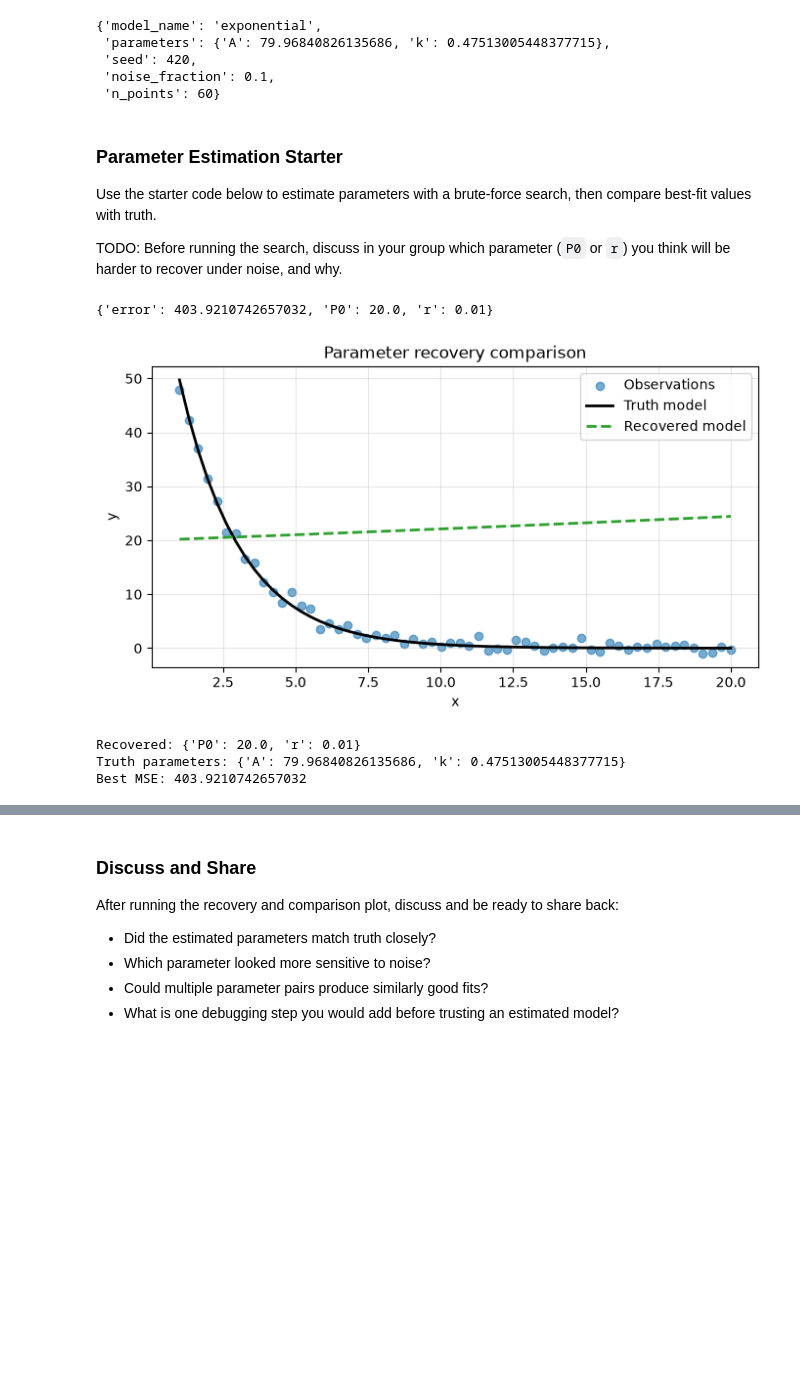
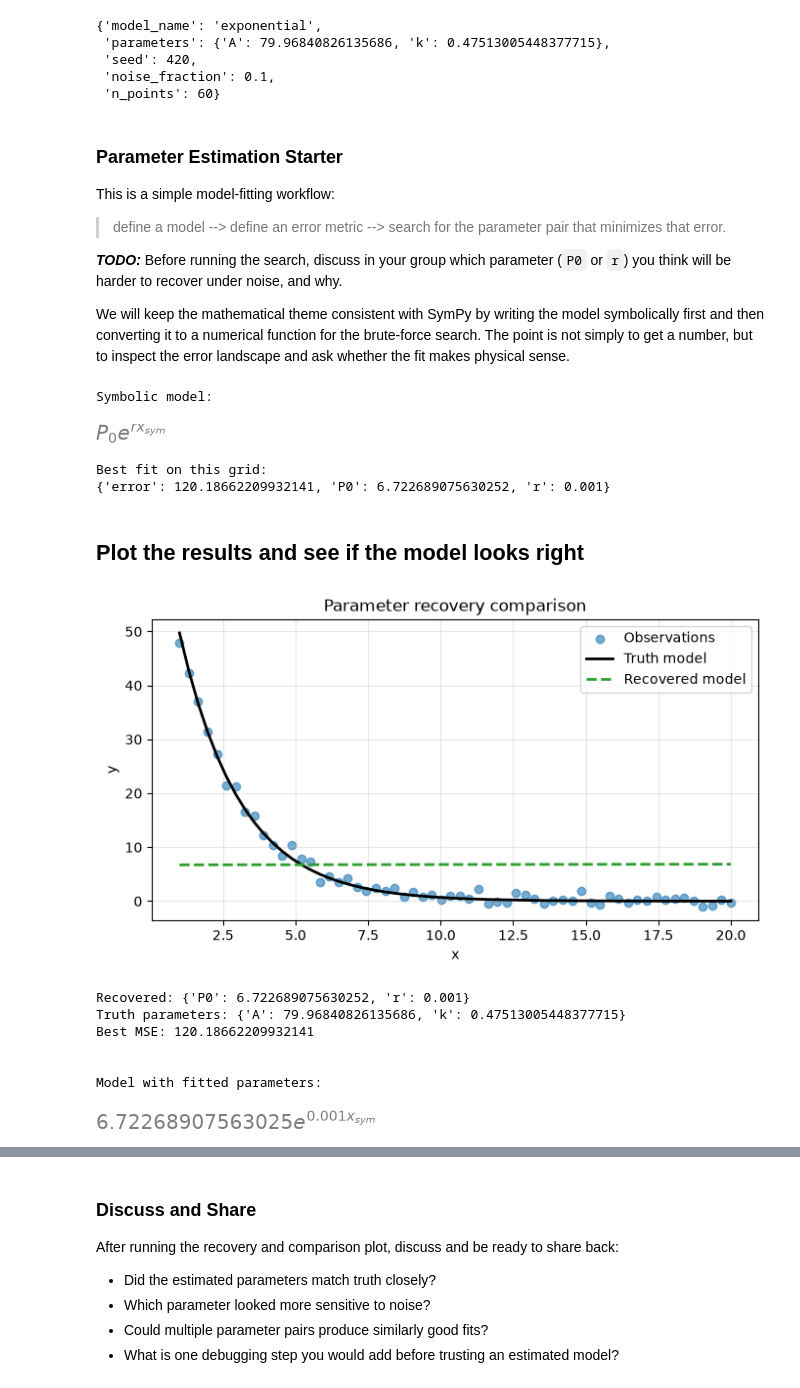
Before and after one commit to falkow12/802analytical-modeling, a Jupyter notebook: Assignment_Instructions_Part_3.ipynb, the cells around one changed output, grey strips where cells are left out. Drawn from its saved outputs; the diff is of its cells as text; code cells hidden in the pictures; blank space fills up the shorter version.

Commit message:
Final first draft

```diff
--- a/Assignment_Instructions_Part_3.ipynb
+++ b/Assignment_Instructions_Part_3.ipynb
@@ -29,7 +24,7 @@ We will do this in four small steps:
 4. Use the plot and error value to reason about trust in the estimated model.
 # %%
 # Generate one synthetic dataset
-data, truth = generate_dataset(
+data, truth = gd.generate_dataset(
     model_name="exponential",
     seed=420,
     n_points=60,
@@ -53,54 +50,85 @@ truth
 # %% [markdown]
 ### Parameter Estimation Starter
 
-Use the starter code below to estimate parameters with a brute-force search, then compare best-fit values with truth.
+This is a simple model-fitting workflow:
 
-TODO: Before running the search, discuss in your group which parameter (`P0` or `r`) you think will be harder to recover under noise, and why.
+> define a model --> define an error metric --> search for the parameter pair that minimizes that error.
+
+***TODO:*** Before running the search, discuss in your group which parameter (`P0` or `r`) you think will be harder to recover under noise, and why.
+
+We will keep the mathematical theme consistent with SymPy by writing the model symbolically first and then converting it to a numerical function for the brute-force search. The point is not simply to get a number, but to inspect the error landscape and ask whether the fit makes physical sense.
 # %%
-# Brute-force parameter search (exponential model)
+# 1. Observed data from the synthetic dataset
 x_obs = data["x"].to_numpy()
 y_obs = data["y"].to_numpy()
 
-def exp_model(x: np.ndarray, p0: float, r_value: float) -> np.ndarray:
-    return p0 * np.exp(r_value * x)
+# 2. Symbolic model keeps the mathematics readable and in the SymPy theme
+P0, r, x_sym = sp.symbols("P0 r x_sym", positive=True)
+exp_symbolic = P0 * sp.exp(r * x_sym)
+print("Symbolic model:")
+display(exp_symbolic)
 
+# Convert the symbolic expression to a numerical function for the grid search
+exp_model = sp.lambdify((x_sym, P0, r), exp_symbolic, "numpy")
+
+# 3. Define the cost function to compare model output to data
+#    We use mean squared error (MSE), which is a standard choice for noisy observations.
 def mse(y_true: np.ndarray, y_pred: np.ndarray) -> float:
     return float(np.mean((y_true - y_pred) ** 2))
 
-p0_grid = np.linspace(20, 200, 120)
-r_grid = np.linspace(0.01, 0.30, 120)
+# 4. Search a finite grid of candidate parameters
+p0_grid = np.linspace(0, 200, 120)
+r_grid = np.linspace(0.001, 0.5, 120)
 
 best = {"error": np.inf, "P0": None, "r": None}
 for p0_val in p0_grid:
     for r_val in r_grid:
-        err = mse(y_obs, exp_model(x_obs, p0_val, r_val))
+        y_pred = exp_model(x_obs, p0_val, r_val)
+        err = mse(y_obs, y_pred)
         if err < best["error"]:
             best = {"error": err, "P0": float(p0_val), "r": float(r_val)}
 
-best
+print("Best fit on this grid:")
+print(best)
 # %% [output]
-{'error': 403.9210742657032, 'P0': 20.0, 'r': 0.01}
+Symbolic model:
+[figure, added]
+Best fit on this grid:
+{'error': 120.18662209932141, 'P0': 6.722689075630252, 'r': 0.001}
+# %% [markdown]
+## Plot the results and see if the model looks right
 # %%
 # Compare observations, best-fit model, and truth
 best_curve = exp_model(x_obs, best["P0"], best["r"])
-truth_curve = evaluate_truth(x_obs, truth)
+truth_curve = gd.evaluate_truth(x_obs, truth)
 
 plt.figure(figsize=(8, 4))
 plt.scatter(x_obs, y_obs, alpha=0.6, label="Observations")
 plt.plot(x_obs, truth_curve, color="black", lw=2, label="Truth model")
 plt.plot(x_obs, best_curve, color="tab:green", lw=2, ls="--", label="Recovered model")
 plt.xlabel("x")
 plt.ylabel("y")
 plt.title("Parameter recovery comparison")
 plt.legend()
 plt.grid(alpha=0.3)
 plt.show()
 
 print("Recovered:", {k: v for k, v in best.items() if k != "error"})
 print("Truth parameters:", truth["parameters"])
 print("Best MSE:", best["error"])
+
+print("\n\nModel with fitted parameters:")
+fitted_model = exp_symbolic.subs({
+    P0: best['P0'],
+    r: best['r'],
+})
+fitted_model
 # %% [output]
-[figure, old version]
+[figure, new version]
-Recovered: {'P0': 20.0, 'r': 0.01}
+Recovered: {'P0': 6.722689075630252, 'r': 0.001}
 Truth parameters: {'A': 79.96840826135686, 'k': 0.47513005448377715}
-Best MSE: 403.9210742657032
+Best MSE: 120.18662209932141
+
+
+Model with fitted parameters:
+[figure, added]
```
Also changed, not shown: parts of 6 cells of this notebook, 8 other files.
